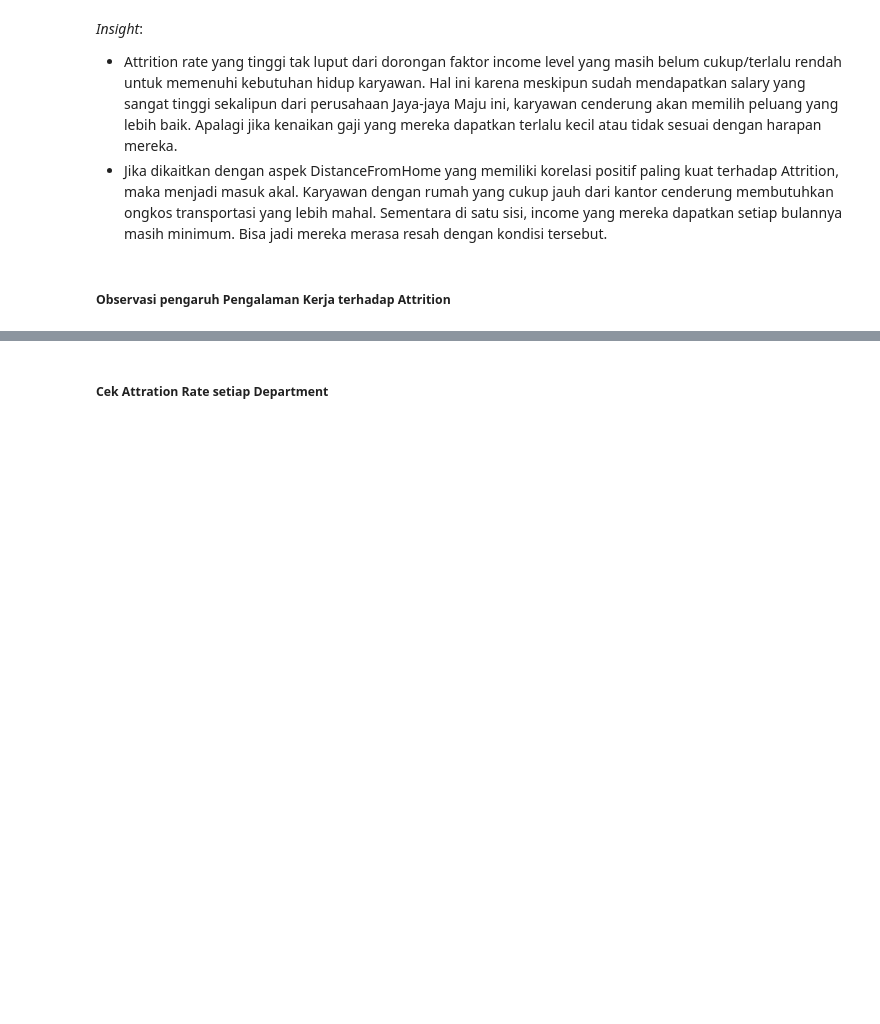
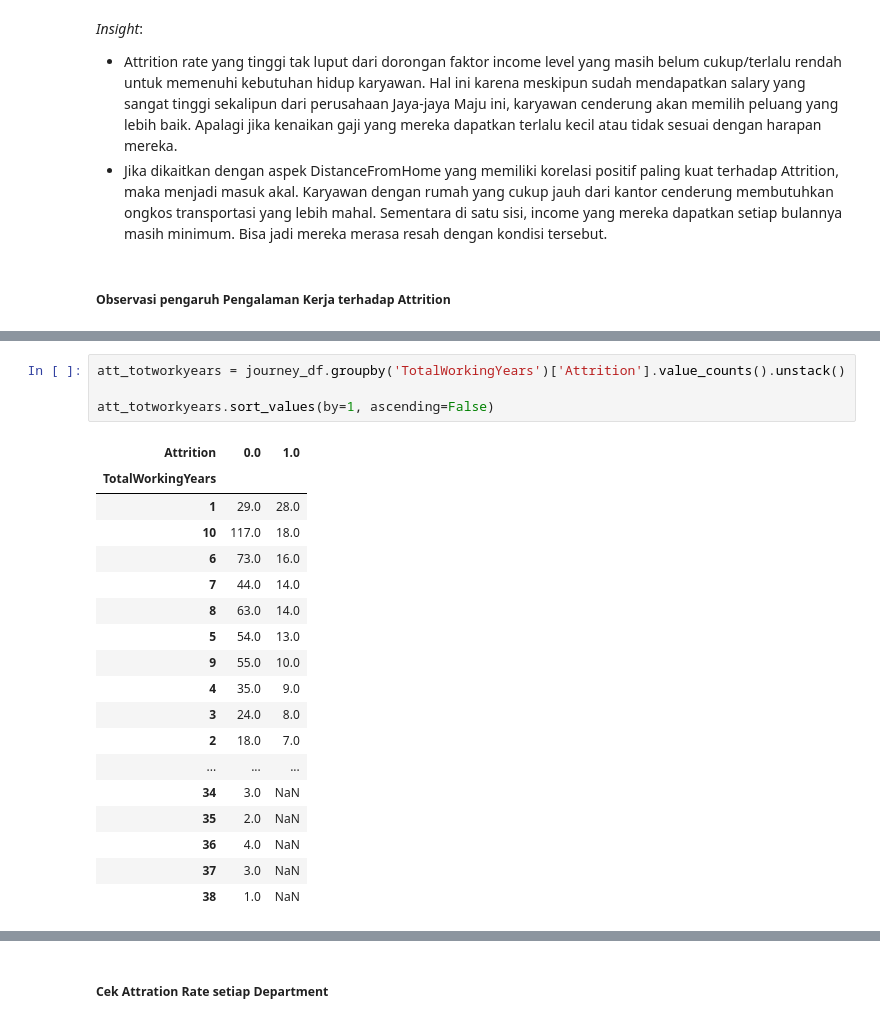
Before and after one commit to Sulbae/HR-Dashboard, a Jupyter notebook: notebook.ipynb, the cells around one changed output, grey strips where cells are left out. Cells and saved outputs as stored; diff of their text form; blank space fills up the shorter version.

```diff
--- a/notebook.ipynb
+++ b/notebook.ipynb
@@ -484,0 +558,23 @@ _Insight_:
+# %%
+att_totworkyears = journey_df.groupby('TotalWorkingYears')['Attrition'].value_counts().unstack()
+
+att_totworkyears.sort_values(by=1, ascending=False)
+# %% [output]
+| Attrition | 0.0 | 1.0 |
+| TotalWorkingYears |  |  |
+| 1 | 29.0 | 28.0 |
+| 10 | 117.0 | 18.0 |
+| 6 | 73.0 | 16.0 |
+| 7 | 44.0 | 14.0 |
+| 8 | 63.0 | 14.0 |
+| 5 | 54.0 | 13.0 |
+| 9 | 55.0 | 10.0 |
+| 4 | 35.0 | 9.0 |
+| 3 | 24.0 | 8.0 |
+| 2 | 18.0 | 7.0 |
+| ... | ... | ... |
+| 34 | 3.0 | NaN |
+| 35 | 2.0 | NaN |
+| 36 | 4.0 | NaN |
+| 37 | 3.0 | NaN |
+| 38 | 1.0 | NaN |
```
Also changed, not shown: parts of 11 cells of this notebook.
